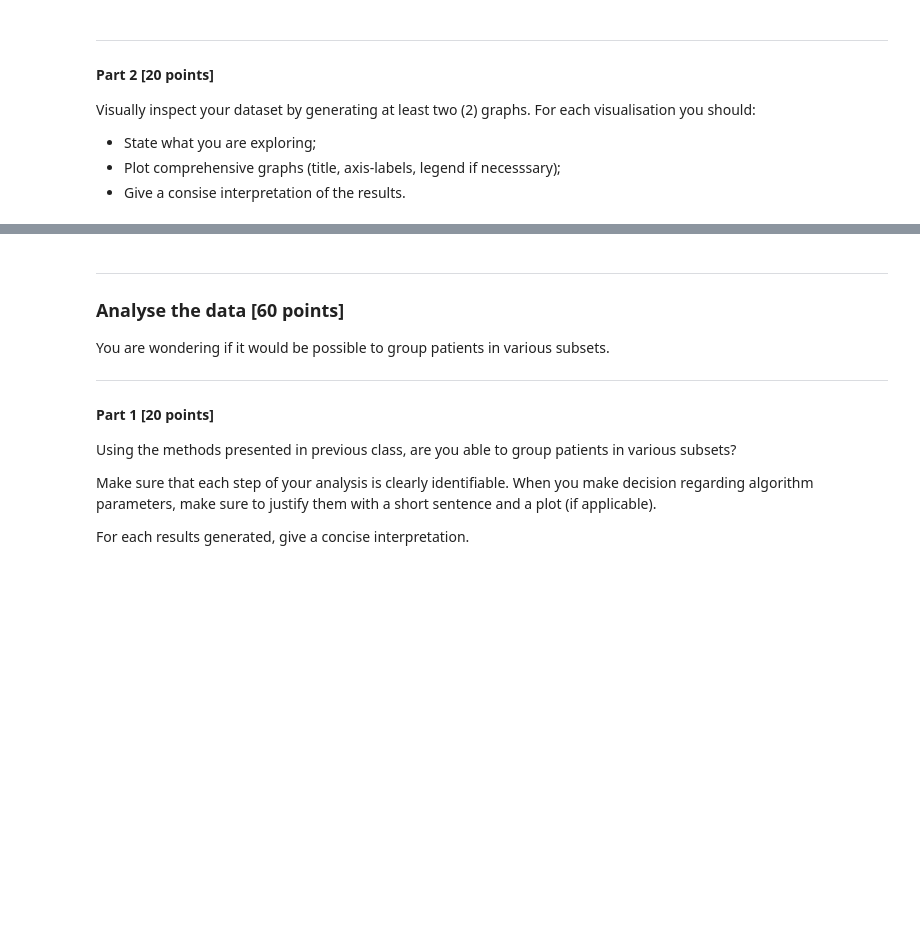
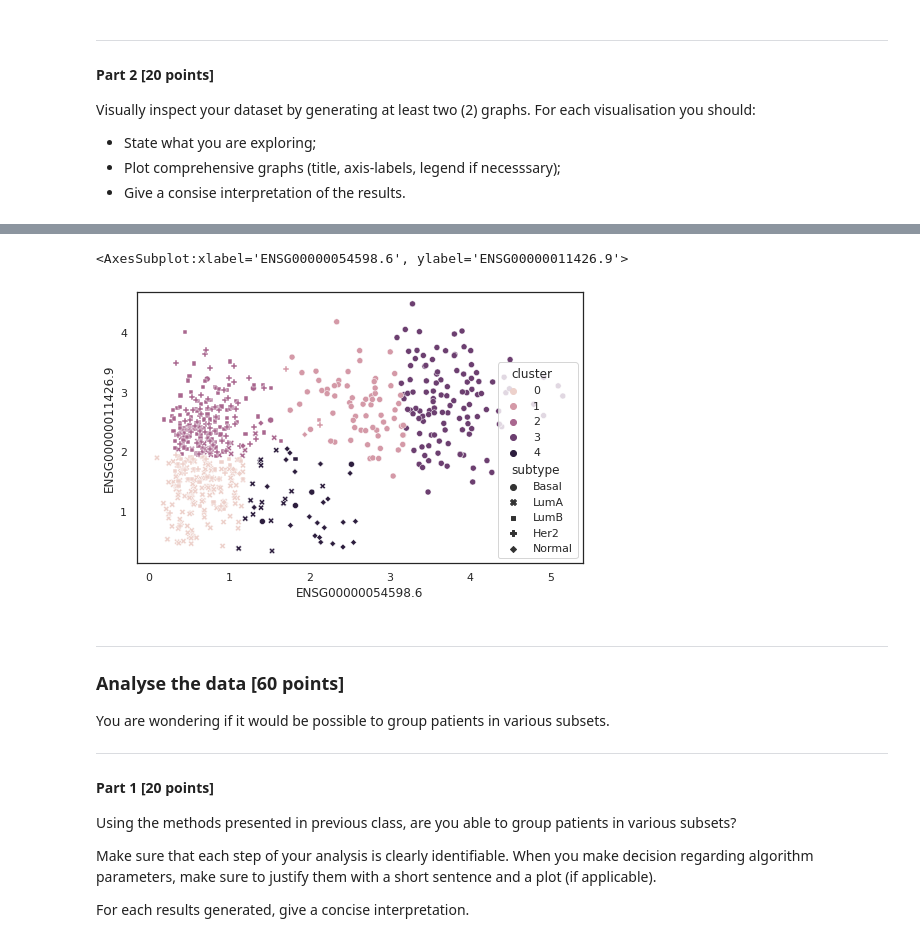
Before and after one commit to LaurenceCote/BIM6065, a Jupyter notebook: data_analysis_3.ipynb, the cells around one changed output, grey strips where cells are left out. Drawn from its saved outputs; the diff is of its cells as text; code cells hidden in the pictures; blank space fills up the shorter version.

```diff
--- a/data_analysis_3.ipynb
+++ b/data_analysis_3.ipynb
@@ -272,3 +282,14 @@ Visually inspect your dataset by generating at least two (2) graphs. For each vi
+# %%
+B = BC.loc[:, ["ENSG00000054598.6", "ENSG00000011426.9"]]
+k = 5
+kMean = sklearn.cluster.KMeans(n_clusters=k)
+kmeans_B = kMean.fit(B)
+BC.loc[:,"cluster"] = kmeans_B.labels_
+figure = plt.figure(figsize=(8, 5))
+sns.scatterplot(data=BC, x="ENSG00000054598.6", y="ENSG00000011426.9", hue="cluster", style="subtype")
+# %% [output]
+<AxesSubplot:xlabel='ENSG00000054598.6', ylabel='ENSG00000011426.9'>
+[figure, added]
 # %% [markdown]
 <hr style="border:1px solid black"> </hr>
 
```
Also changed, not shown: parts of 15 cells of this notebook.
